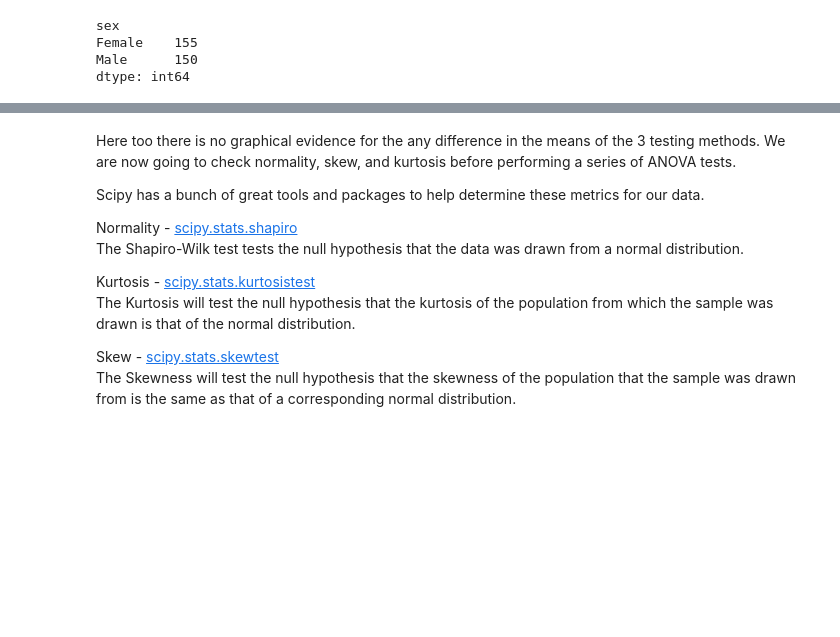
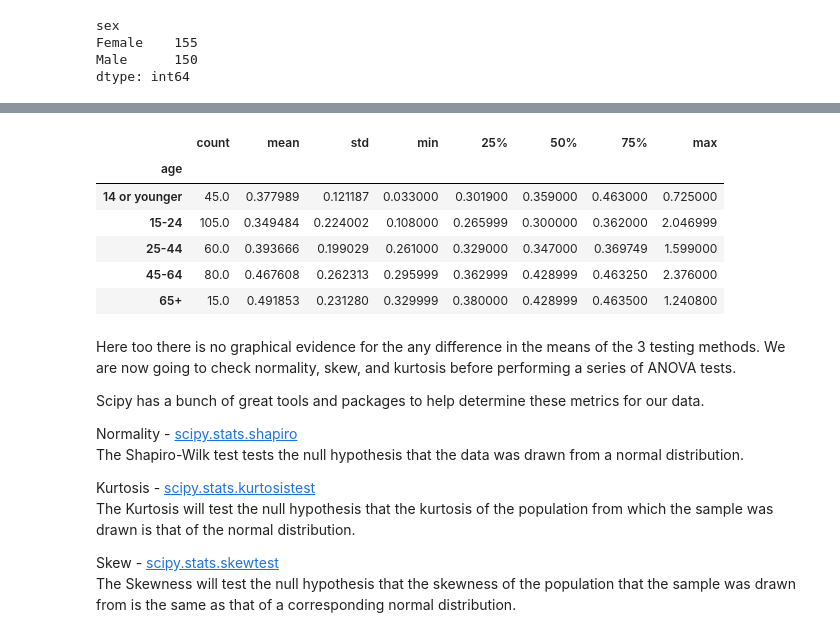
Before and after one commit to AbominableBouwman/516x-bouwman, a Jupyter notebook: JupyterNotebooks/Data Exploration.ipynb, the cells around one changed output, grey strips where cells are left out. Drawn from its saved outputs; the diff is of its cells as text; code cells hidden in the pictures; blank space fills up the shorter version.

```diff
--- a/JupyterNotebooks/Data Exploration.ipynb
+++ b/JupyterNotebooks/Data Exploration.ipynb
@@ -62,3 +77,13 @@ dtype: int64
+# %%
+df.groupby(['age'])['time'].describe()
+# %% [output]
+|  | count | mean | std | min | 25% | 50% | 75% | max |
+| age |  |  |  |  |  |  |  |  |
+| 14 or younger | 45.0 | 0.377989 | 0.121187 | 0.033000 | 0.301900 | 0.359000 | 0.463000 | 0.725000 |
+| 15-24 | 105.0 | 0.349484 | 0.224002 | 0.108000 | 0.265999 | 0.300000 | 0.362000 | 2.046999 |
+| 25-44 | 60.0 | 0.393666 | 0.199029 | 0.261000 | 0.329000 | 0.347000 | 0.369749 | 1.599000 |
+| 45-64 | 80.0 | 0.467608 | 0.262313 | 0.295999 | 0.362999 | 0.428999 | 0.463250 | 2.376000 |
+| 65+ | 15.0 | 0.491853 | 0.231280 | 0.329999 | 0.380000 | 0.428999 | 0.463500 | 1.240800 |
 # %% [markdown]
 Here too there is no graphical evidence for the any difference in the means of the 3 testing methods. We are now going to check normality, skew, and kurtosis before performing a series of ANOVA tests.
 
```
Also changed, not shown: parts of 7 cells of this notebook, 1 other file.
